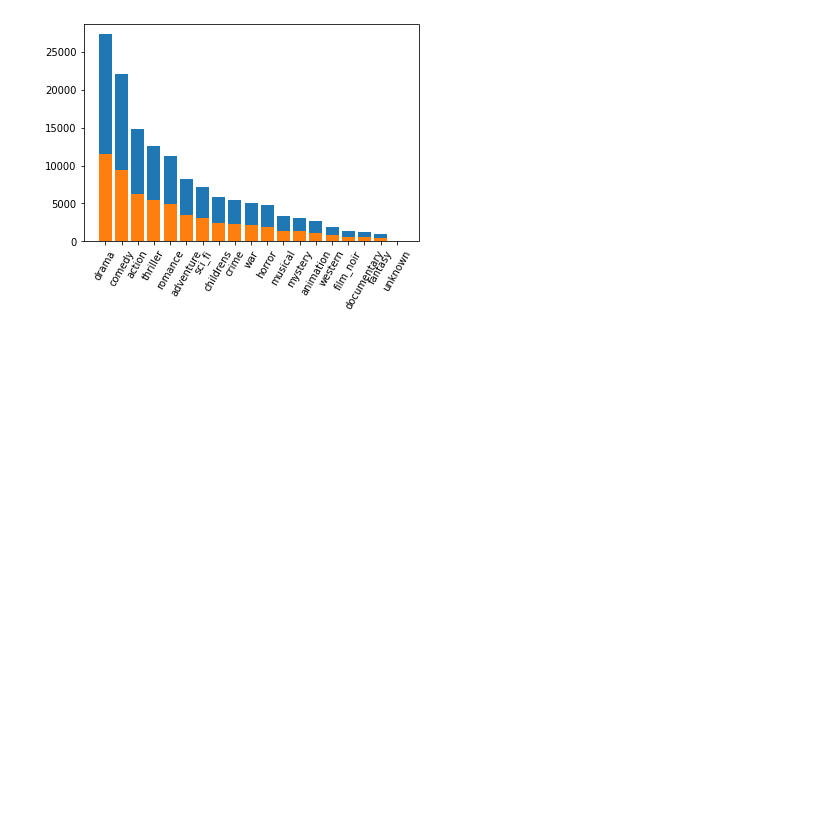
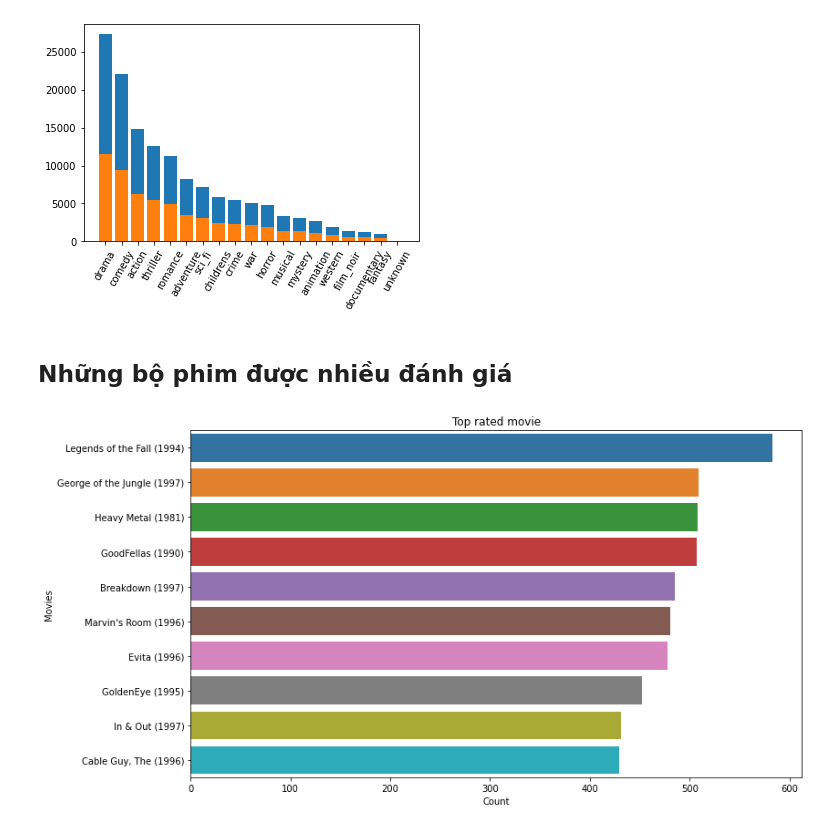
Before and after one commit to bt-nghia/Rec_Sys, a Jupyter notebook: EDA_movielens_100k.ipynb, the cells around one changed output. Drawn from its saved outputs; the diff is of its cells as text; code cells hidden in the pictures; blank space fills up the shorter version.

```diff
--- a/EDA_movielens_100k.ipynb
+++ b/EDA_movielens_100k.ipynb
@@ -247,3 +270,20 @@ plt.bar(f_df.index, f_df.values)
 plt.xticks(rotation=60);
 # %% [output]
 [figure]
+# %% [markdown]
+## Những bộ phim được nhiều đánh giá
+# %%
+def draw_horizontal_movie_bar(movie_titles, ratings_count, title=''):
+    plt.figure(figsize=(12, 7))
+    sns.barplot(y=movie_titles, x=ratings_count, orient='h')
+    plt.title(title)
+    plt.ylabel('Movies')
+    plt.xlabel('Count')
+    plt.show();
+# %%
+top_rated_movie = rating_movie_df.groupby(['movie_id']).size().sort_values(ascending=False)[:10]
+top_rated_titles = movie_df.iloc[top_rated_movie.index].movie_title
+
+draw_horizontal_movie_bar(top_rated_titles.values, top_rated_movie.values, 'Top rated movie')
+# %% [output]
+[figure, added]
```
Also changed, not shown: parts of 22 cells of this notebook.
